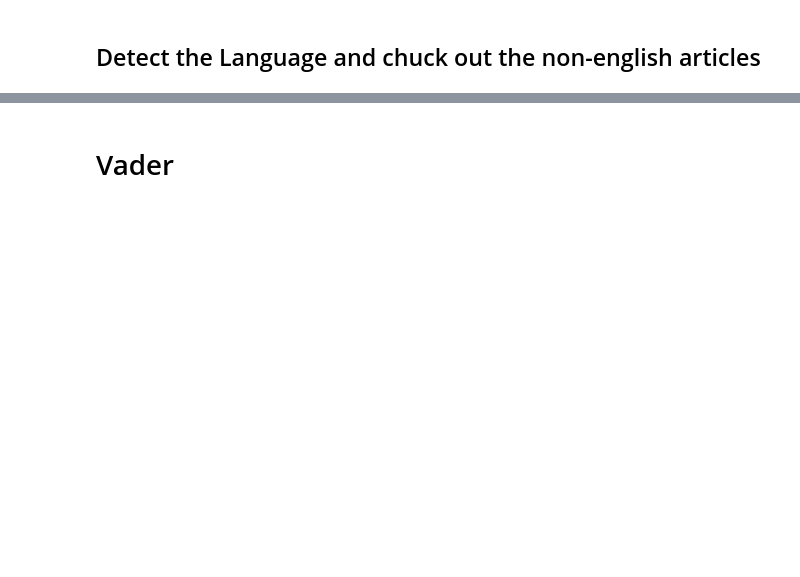
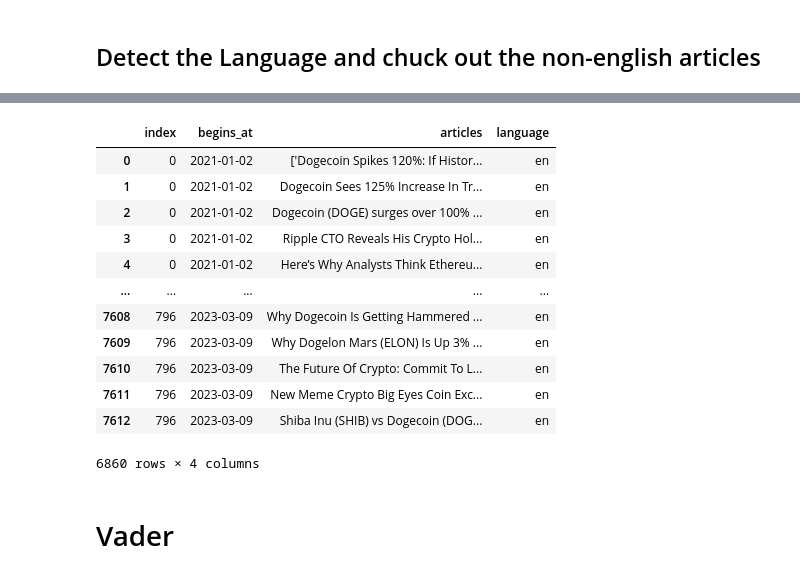
Before and after one commit to zarbin/UTA_Project-4, a Jupyter notebook: sandbox_JennS/sentiment_analysis.ipynb, the cells around one changed output, grey strips where cells are left out. Saved outputs shown, nothing was run; the diff lists cells and outputs as text; code cells hidden in the pictures; blank space fills up the shorter version.

```diff
--- a/sandbox_JennS/sentiment_analysis.ipynb
+++ b/sandbox_JennS/sentiment_analysis.ipynb
@@ -95,3 +133,22 @@ new_df.head(10)
+# %%
+# Make a df of articles just in english
+# Should be 6860 rows
+doge_articles_english = new_df.loc[new_df["language"]=='en',:]
+doge_articles_english
+# %% [output]
+|  | index | begins_at | articles | language |
+| 0 | 0 | 2021-01-02 | ['Dogecoin Spikes 120%: If Histor... | en |
+| 1 | 0 | 2021-01-02 | Dogecoin Sees 125% Increase In Tr... | en |
+| 2 | 0 | 2021-01-02 | Dogecoin (DOGE) surges over 100% ... | en |
+| 3 | 0 | 2021-01-02 | Ripple CTO Reveals His Crypto Hol... | en |
+| 4 | 0 | 2021-01-02 | Here’s Why Analysts Think Ethereu... | en |
+| ... | ... | ... | ... | ... |
+| 7608 | 796 | 2023-03-09 | Why Dogecoin Is Getting Hammered ... | en |
+| 7609 | 796 | 2023-03-09 | Why Dogelon Mars (ELON) Is Up 3% ... | en |
+| 7610 | 796 | 2023-03-09 | The Future Of Crypto: Commit To L... | en |
+| 7611 | 796 | 2023-03-09 | New Meme Crypto Big Eyes Coin Exc... | en |
+| 7612 | 796 | 2023-03-09 | Shiba Inu (SHIB) vs Dogecoin (DOG... | en |
+6860 rows × 4 columns
 # %% [markdown]
 # Vader
 # %%
```
Also changed, not shown: parts of 6 cells of this notebook.
